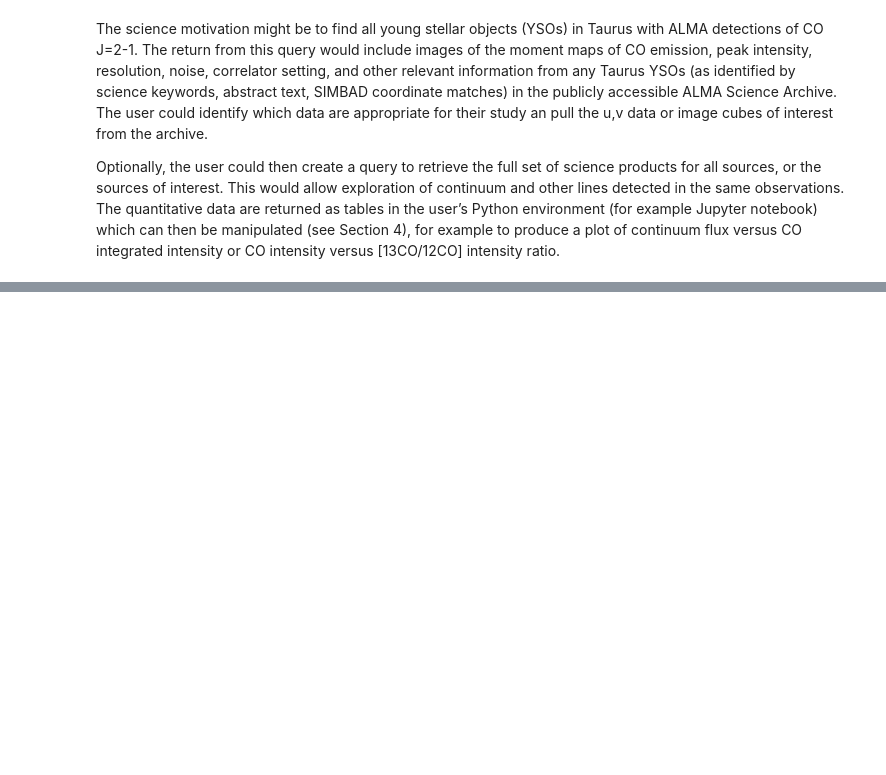
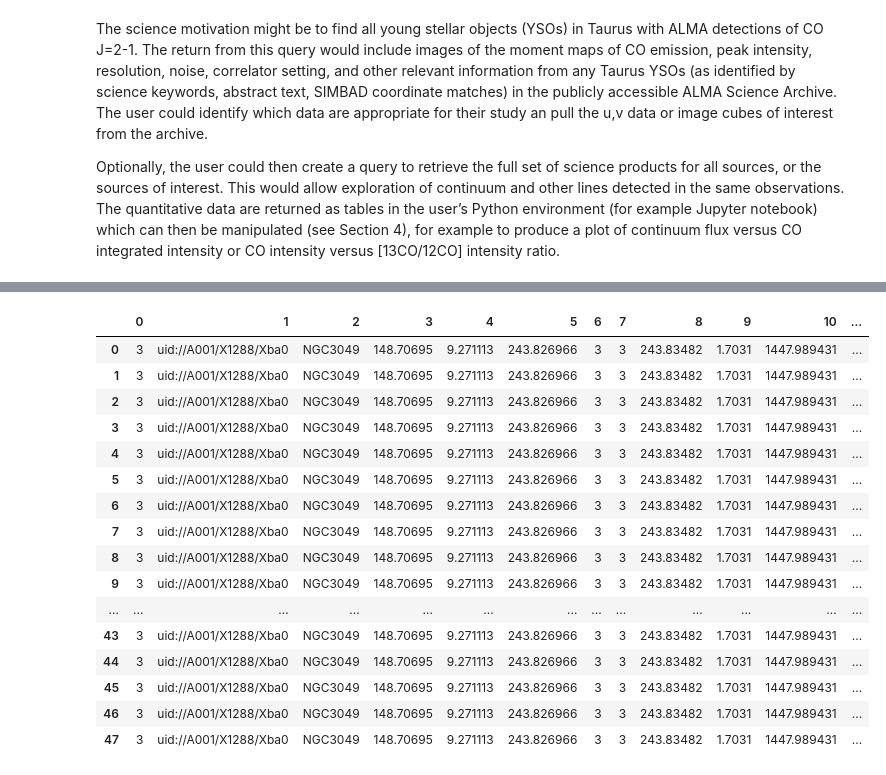
Before and after one commit to teuben/study7, a Jupyter notebook: notebooks/case1.ipynb, the cells around one changed output, grey strips where cells are left out. Drawn from its saved outputs; the diff is of its cells as text; code cells hidden in the pictures; blank space fills up the shorter version.

Commit message:
first testing in notebook. working on funny business with length of result

```diff
--- a/notebooks/case1.ipynb
+++ b/notebooks/case1.ipynb
@@ -17,3 +17,11 @@ detected in the same observations. The quantitative data are returned as tables
 Python environment (for example Jupyter notebook) which can then be manipulated (see Section
 4), for example to produce a plot of continuum flux versus CO integrated intensity or CO
 intensity versus [13CO/12CO] intensity ratio.
+# %%
+from astroquery.admit import ADMIT
+import pandas as pd
+# display the whole table inthe notebook
+pd.set_option('display.max_rows', None)
+pd.set_option('display.max_columns', None)
+pd.set_option('display.width', None)
+pd.set_option('display.max_colwidth',-1)
@@ -19,0 +31,5 @@ intensity versus [13CO/12CO] intensity ratio.
+# %%
+a = ADMIT()
+a.check()
+#result = a.query(formula="CO", transition="2-1")
+result=a.query(source_name_alma="NGC3049")
@@ -19,0 +71,22 @@ intensity versus [13CO/12CO] intensity ratio.
+# %%
+result=a.sql("select * from alma,win,lines,sources where target_name='NGC3049' and win.a_id = alma.id and sources.w_id = win.id")
+# %%
+pd.DataFrame(result)
+# %% [output]
+|  | 0 | 1 | 2 | 3 | 4 | 5 | 6 | 7 | 8 | 9 | 10 | ... |
+| 0 | 3 | uid://A001/X1288/Xba0 | NGC3049 | 148.70695 | 9.271113 | 243.826966 | 3 | 3 | 243.83482 | 1.7031 | 1447.989431 | ... |
+| 1 | 3 | uid://A001/X1288/Xba0 | NGC3049 | 148.70695 | 9.271113 | 243.826966 | 3 | 3 | 243.83482 | 1.7031 | 1447.989431 | ... |
+| 2 | 3 | uid://A001/X1288/Xba0 | NGC3049 | 148.70695 | 9.271113 | 243.826966 | 3 | 3 | 243.83482 | 1.7031 | 1447.989431 | ... |
+| 3 | 3 | uid://A001/X1288/Xba0 | NGC3049 | 148.70695 | 9.271113 | 243.826966 | 3 | 3 | 243.83482 | 1.7031 | 1447.989431 | ... |
+| 4 | 3 | uid://A001/X1288/Xba0 | NGC3049 | 148.70695 | 9.271113 | 243.826966 | 3 | 3 | 243.83482 | 1.7031 | 1447.989431 | ... |
+| 5 | 3 | uid://A001/X1288/Xba0 | NGC3049 | 148.70695 | 9.271113 | 243.826966 | 3 | 3 | 243.83482 | 1.7031 | 1447.989431 | ... |
+| 6 | 3 | uid://A001/X1288/Xba0 | NGC3049 | 148.70695 | 9.271113 | 243.826966 | 3 | 3 | 243.83482 | 1.7031 | 1447.989431 | ... |
+| 7 | 3 | uid://A001/X1288/Xba0 | NGC3049 | 148.70695 | 9.271113 | 243.826966 | 3 | 3 | 243.83482 | 1.7031 | 1447.989431 | ... |
+| 8 | 3 | uid://A001/X1288/Xba0 | NGC3049 | 148.70695 | 9.271113 | 243.826966 | 3 | 3 | 243.83482 | 1.7031 | 1447.989431 | ... |
+| 9 | 3 | uid://A001/X1288/Xba0 | NGC3049 | 148.70695 | 9.271113 | 243.826966 | 3 | 3 | 243.83482 | 1.7031 | 1447.989431 | ... |
+| ... | ... | ... | ... | ... | ... | ... | ... | ... | ... | ... | ... | ... |
+| 43 | 3 | uid://A001/X1288/Xba0 | NGC3049 | 148.70695 | 9.271113 | 243.826966 | 3 | 3 | 243.83482 | 1.7031 | 1447.989431 | ... |
+| 44 | 3 | uid://A001/X1288/Xba0 | NGC3049 | 148.70695 | 9.271113 | 243.826966 | 3 | 3 | 243.83482 | 1.7031 | 1447.989431 | ... |
+| 45 | 3 | uid://A001/X1288/Xba0 | NGC3049 | 148.70695 | 9.271113 | 243.826966 | 3 | 3 | 243.83482 | 1.7031 | 1447.989431 | ... |
+| 46 | 3 | uid://A001/X1288/Xba0 | NGC3049 | 148.70695 | 9.271113 | 243.826966 | 3 | 3 | 243.83482 | 1.7031 | 1447.989431 | ... |
+| 47 | 3 | uid://A001/X1288/Xba0 | NGC3049 | 148.70695 | 9.271113 | 243.826966 | 3 | 3 | 243.83482 | 1.7031 | 1447.989431 | ... |
```
Also changed, not shown: parts of 8 cells of this notebook.
